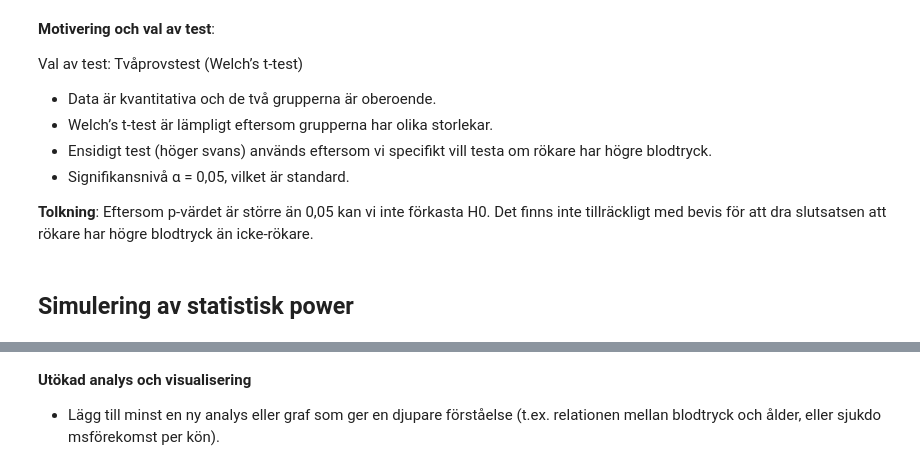
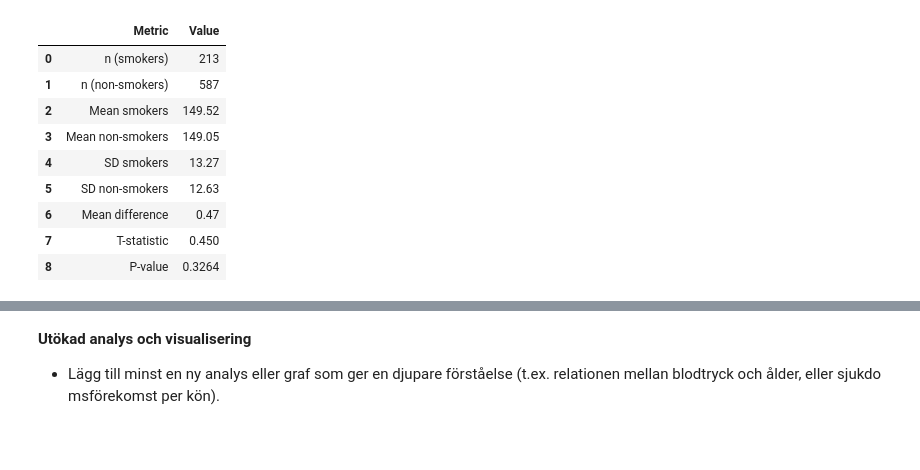
Before and after one commit to IreneGrisenti/health_study_project, a Jupyter notebook: health_analysis_part2.ipynb, the cells around one changed output, grey strips where cells are left out. Saved outputs shown, nothing was run; the diff lists cells and outputs as text; code cells hidden in the pictures; blank space fills up the shorter version.

```diff
--- a/health_analysis_part2.ipynb
+++ b/health_analysis_part2.ipynb
@@ -118,11 +189,0 @@ print(summary5)
-# %% [markdown]
-**Motivering och val av test**:
-
-Val av test: Tvåprovstest (Welch’s t-test)
-- Data är kvantitativa och de två grupperna är oberoende.
-- Welch’s t-test är lämpligt eftersom grupperna har olika storlekar.
-- Ensidigt test (höger svans) används eftersom vi specifikt vill testa om rökare har högre blodtryck.
-- Signifikansnivå α = 0,05, vilket är standard.
-
-**Tolkning**:
-Eftersom p-värdet är större än 0,05 kan vi inte förkasta H0. Det finns inte tillräckligt med bevis för att dra slutsatsen att rökare har högre blodtryck än icke-rökare.
@@ -147,2 +189,0 @@ plt.show()
-# %% [markdown]
-## Simulering av statistisk power
@@ -169,0 +190,45 @@ print(result)
+# %%
+# Parameters
+smokers = df.loc[df["smoker"] == "Yes", "systolic_bp"]
+non_smokers = df.loc[df["smoker"] == "No", "systolic_bp"]
+
+n_smokers, n_non_smokers = len(smokers), len(non_smokers)
+smokers_mean, non_smokers_mean = smokers.mean(), non_smokers.mean()
+sd_smokers, sd_non_smokers = smokers.std(), non_smokers.std()
+
+diff_means = smokers_mean - non_smokers_mean
+
+# Statistical tests
+ttest_smokers_nonsmokers = ttest_smokers_vs_non_smokers(smokers, non_smokers)
+t_stat, p_val, mean_diff = ttest_smokers_nonsmokers
+effect = effect_calculation(smokers, non_smokers)
+
+summary1 = pd.DataFrame({
+    "Metric": [
+        "n (smokers)", "n (non-smokers)",
+        "Mean smokers", "Mean non-smokers",
+        "SD smokers", "SD non-smokers",
+        "Mean difference",
+        "T-statistic", "P-value"
+    ],
+    "Value": [
+        n_smokers, n_non_smokers,
+        f"{smokers_mean:.2f}", f"{non_smokers_mean:.2f}",
+        f"{sd_smokers:.2f}", f"{sd_non_smokers:.2f}",
+        f"{diff_means:.2f}",
+        f"{t_stat:.3f}", f"{p_val:.4f}"
+    ]
+})
+
+summary1
+# %% [output]
+|  | Metric | Value |
+| 0 | n (smokers) | 213 |
+| 1 | n (non-smokers) | 587 |
+| 2 | Mean smokers | 149.52 |
+| 3 | Mean non-smokers | 149.05 |
+| 4 | SD smokers | 13.27 |
+| 5 | SD non-smokers | 12.63 |
+| 6 | Mean difference | 0.47 |
+| 7 | T-statistic | 0.450 |
+| 8 | P-value | 0.3264 |
```
Also changed, not shown: parts of 27 cells of this notebook, 3 other files.
